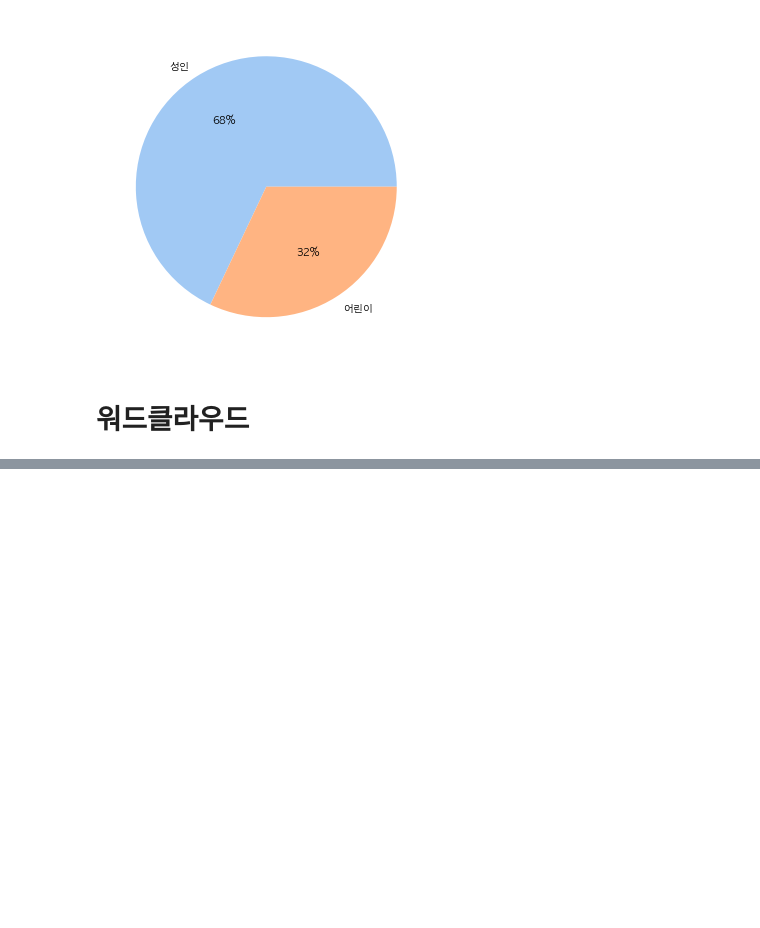
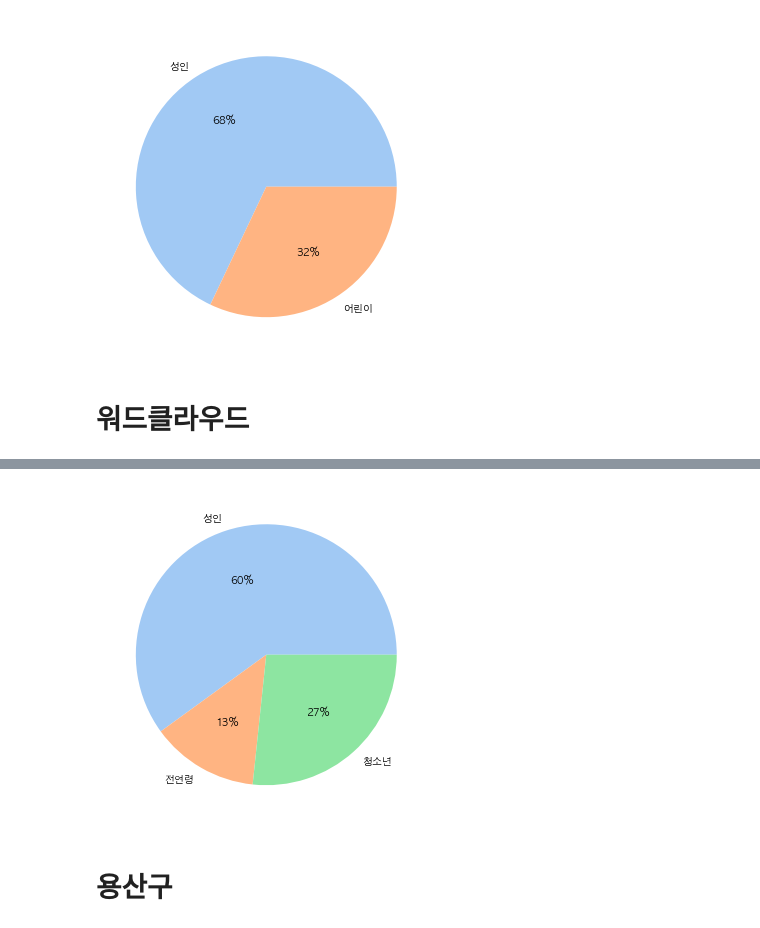
Before and after one commit to kyunakim/everybodys_lib, a Jupyter notebook: olive/도봉구 도서관.ipynb, the cells around one changed output, grey strips where cells are left out. Saved outputs shown, nothing was run; the diff lists cells and outputs as text; code cells hidden in the pictures; blank space fills up the shorter version.

```diff
--- a/olive/도봉구 도서관.ipynb
+++ b/olive/도봉구 도서관.ipynb
@@ -40,0 +65,12 @@ plt.show()
+# %%
+import pandas as pd
+
+junggu = pd.read_csv('culture_program_clean.csv')
+junggu.drop(columns=['Unnamed: 0.1', 'Unnamed: 0'], inplace=True)
+junggu = junggu[junggu['ONE_AREA_NM']=='서울특별시']
+junggu = junggu[junggu['TWO_AREA_NM']=='중구']
+# junggu.drop(1083, inplace=True)
+junggu = junggu[['title', 'target']]
+# junggu.to_csv('중구도서관.csv', headers=1, index=0)
+jung_program_tally = junggu.groupby('target').count()
+jung_program_tally
@@ -40,0 +83,21 @@ plt.show()
+# %%
+import matplotlib.pyplot as plt
+import numpy as np
+import seaborn as sns
+
+from matplotlib import font_manager, rc
+rc('font', family='AppleGothic')
+plt.rcParams['axes.unicode_minus'] = False
+
+y = np.array(jung_program_tally['title'].tolist())
+labels = jung_program_tally.index.tolist()
+
+colors = sns.color_palette('pastel')[0:9]
+
+plt.figure(figsize=(10, 6))
+plt.pie(y, labels=labels, colors = colors, autopct='%.0f%%')
+plt.show()
+# %% [output]
+[figure, added]
+# %% [markdown]
+# 용산구
```
Also changed, not shown: parts of 38 cells of this notebook, 24 other files.
